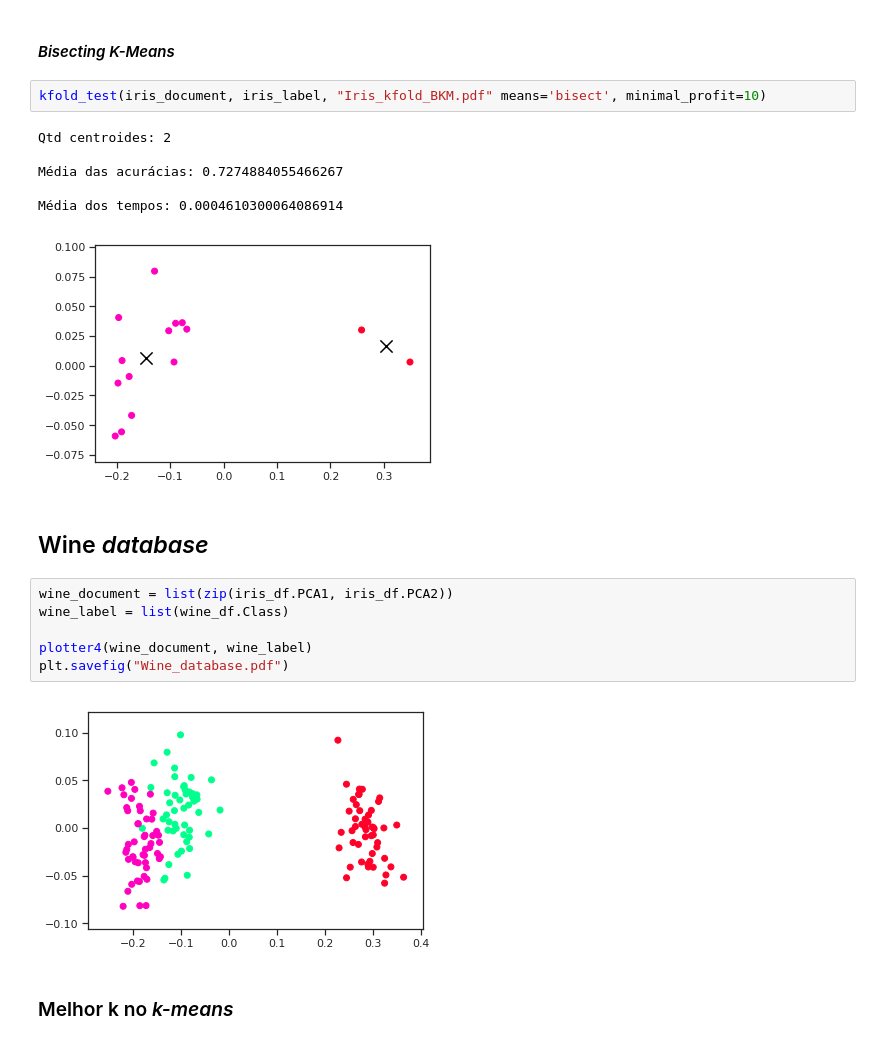
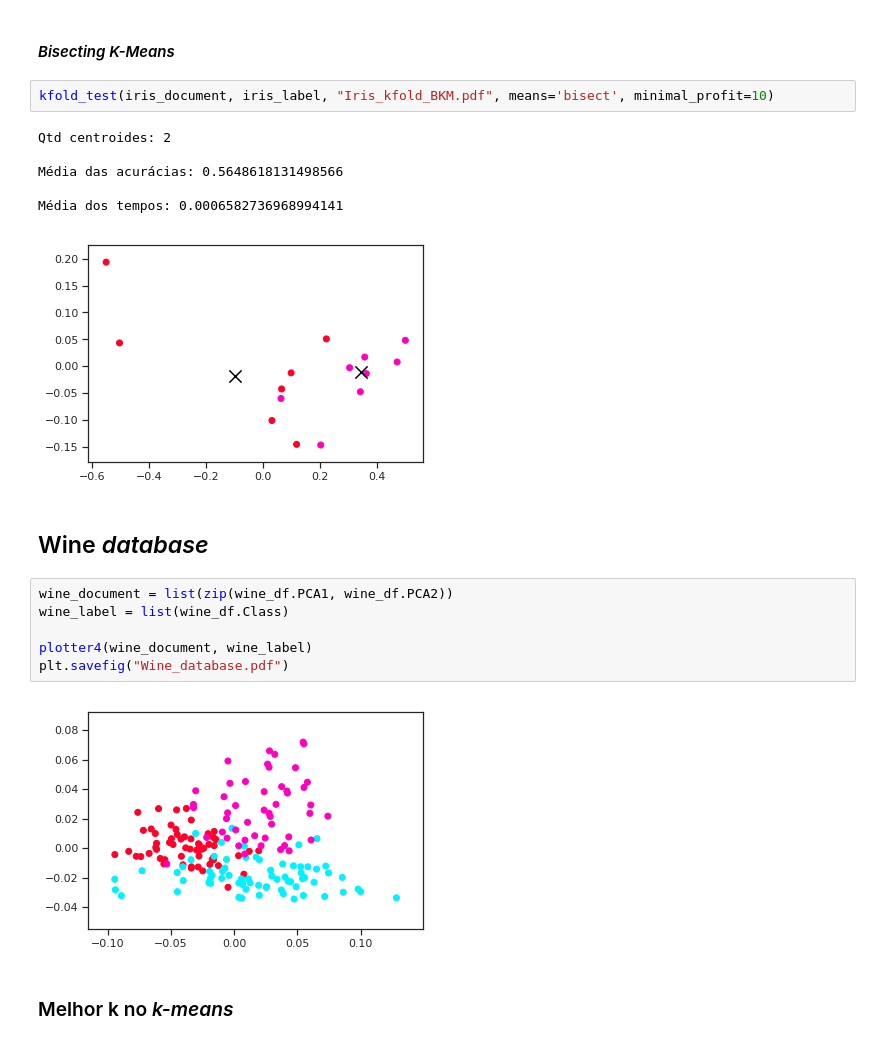
Before and after one commit to GrayJack/Bisect-K-Means, a Jupyter notebook: src/k-means-final.ipynb, the cells around one changed output. Saved outputs shown, nothing was run; the diff lists cells and outputs as text.

```diff
--- a/src/k-means-final.ipynb
+++ b/src/k-means-final.ipynb
@@ -414,24 +424,24 @@ Média dos tempos: 0.0002485513687133789
 # %% [markdown]
 #### *Bisecting K-Means*
 # %%
-kfold_test(iris_document, iris_label, "Iris_kfold_BKM.pdf" means='bisect', minimal_profit=10)
+kfold_test(iris_document, iris_label, "Iris_kfold_BKM.pdf", means='bisect', minimal_profit=10)
 # %% [output]
 Qtd centroides: 2
 
-Média das acurácias: 0.7274884055466267
+Média das acurácias: 0.5648618131498566
 
-Média dos tempos: 0.0004610300064086914
+Média dos tempos: 0.0006582736968994141
-[figure, old version]
+[figure, new version]
 # %% [markdown]
 ## Wine *database*
 # %%
-wine_document = list(zip(iris_df.PCA1, iris_df.PCA2))
+wine_document = list(zip(wine_df.PCA1, wine_df.PCA2))
 wine_label = list(wine_df.Class)
 
 plotter4(wine_document, wine_label)
 plt.savefig("Wine_database.pdf")
 # %% [output]
-[figure, old version]
+[figure, new version]
 # %% [markdown]
 ### Melhor k no *k-means*
 # %%
```
Also changed, not shown: parts of 54 cells of this notebook, 1 other file.
